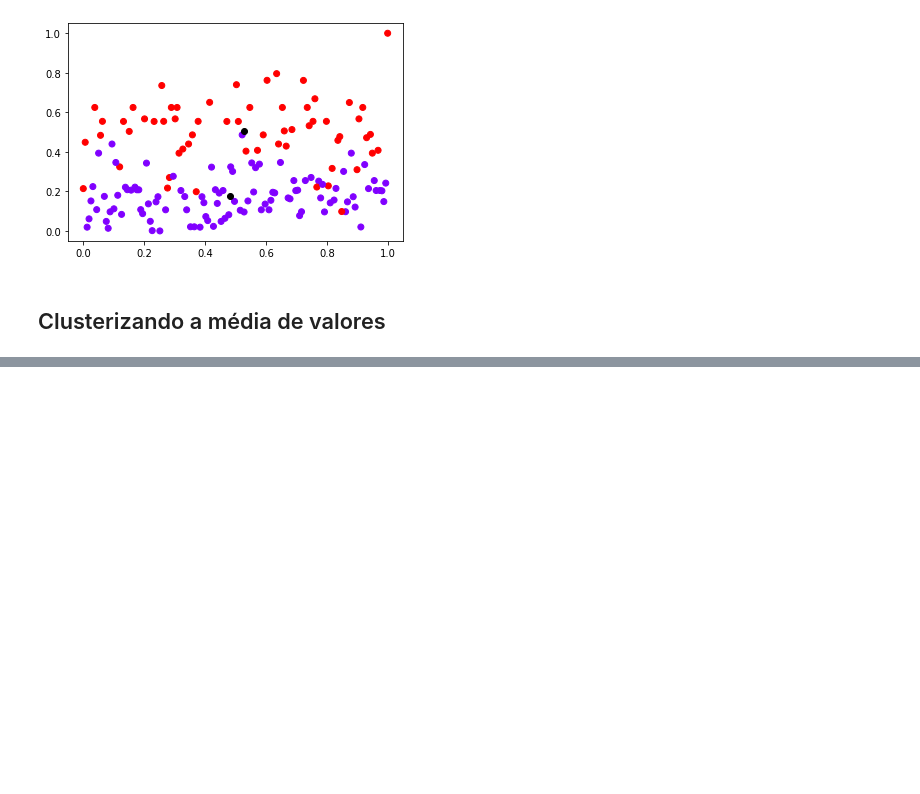
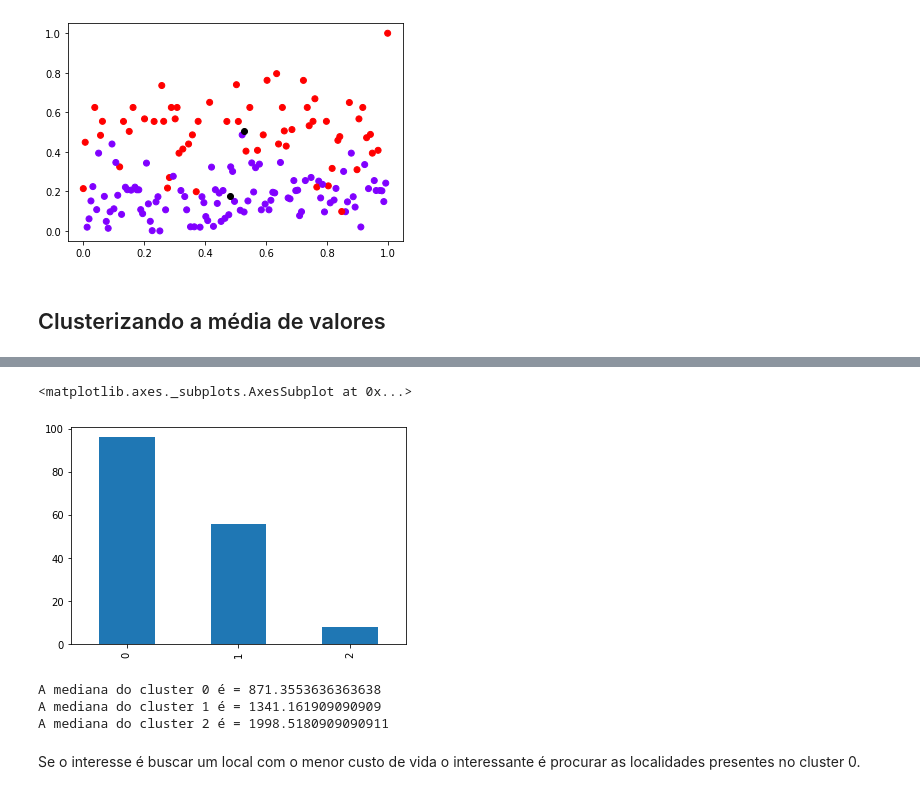
Before and after one commit to gizattos/cost_of_living_clustering, a Jupyter notebook: cost_of_living_clustering.ipynb, the cells around one changed output, grey strips where cells are left out. Saved outputs shown, nothing was run; the diff lists cells and outputs as text; code cells hidden in the pictures; blank space fills up the shorter version.

```diff
--- a/cost_of_living_clustering.ipynb
+++ b/cost_of_living_clustering.ipynb
@@ -260,0 +263,16 @@ df_media.sort_values('media').head(50)
+# %%
+## quantidade de registros em cada cluster
+df_media['Cluster'].value_counts().plot(kind='bar')
+# %% [output]
+<matplotlib.axes._subplots.AxesSubplot at 0x...>
+[figure, added]
+# %%
+print ('A mediana do cluster 0 é =',df_media['media'][df_media['Cluster']==0].median())
+print ('A mediana do cluster 1 é =',df_media['media'][df_media['Cluster']==1].median())
+print ('A mediana do cluster 2 é =',df_media['media'][df_media['Cluster']==2].median())
+# %% [output]
+A mediana do cluster 0 é = 871.3553636363638
+A mediana do cluster 1 é = 1341.161909090909
+A mediana do cluster 2 é = 1998.5180909090911
+# %% [markdown]
+Se o interesse é buscar um local com o menor custo de vida o interessante é procurar as localidades presentes no cluster 0.
```
Also changed, not shown: parts of 9 cells of this notebook.
